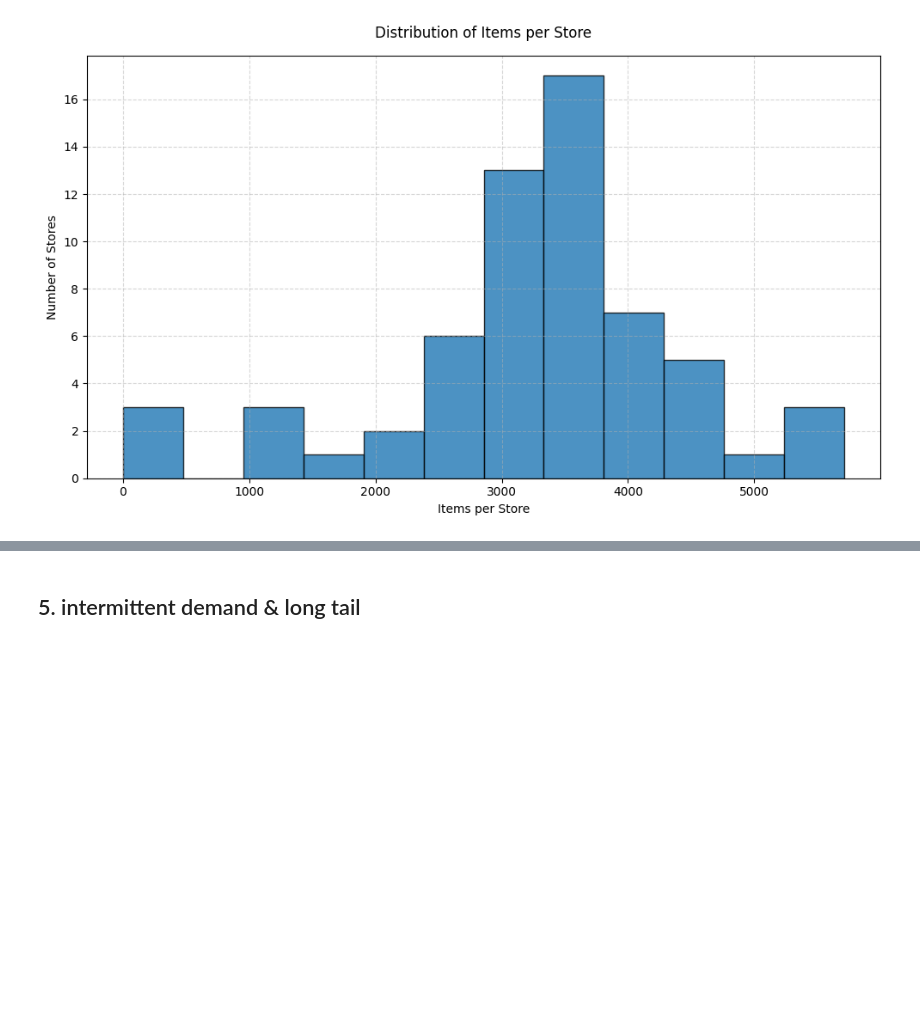
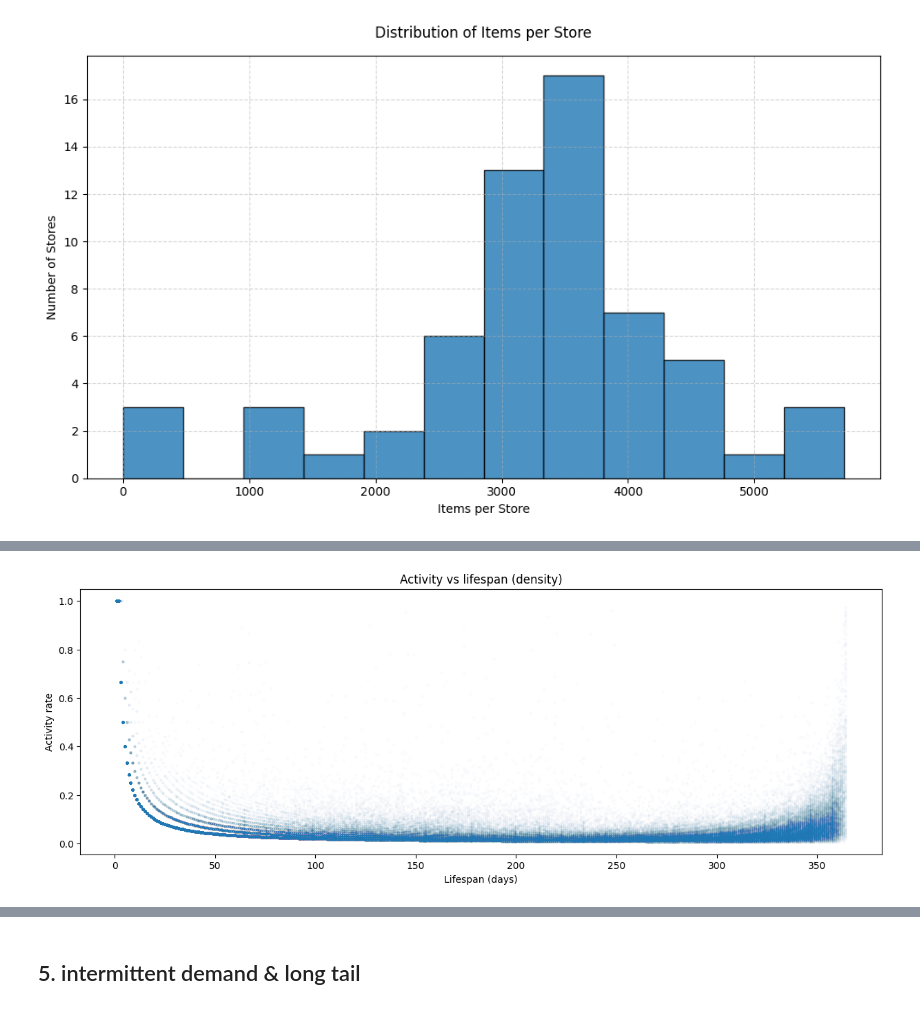
Before and after one commit to kozlov-ski/aptimyz-demand-forecast, a Jupyter notebook: notebooks/2_aptimyz_eda_v1.ipynb, the cells around one changed output, grey strips where cells are left out. Saved outputs shown, nothing was run; the diff lists cells and outputs as text; code cells hidden in the pictures; blank space fills up the shorter version.

```diff
--- a/notebooks/2_aptimyz_eda_v1.ipynb
+++ b/notebooks/2_aptimyz_eda_v1.ipynb
@@ -467,0 +683,14 @@ Zero demand before an item exists at a store isn’t a “zero”.
+# %%
+plt.figure(figsize=(15, 5))
+plt.scatter(
+    intermittency_df["lifespan_days"],
+    intermittency_df["activity_rate"],
+    s=5,
+    alpha=0.01,
+)
+plt.xlabel("Lifespan (days)")
+plt.ylabel("Activity rate")
+plt.title("Activity vs lifespan (density)")
+plt.show()
+# %% [output]
+[figure, added]
```
Also changed, not shown: parts of 33 cells of this notebook, 2 other files.
